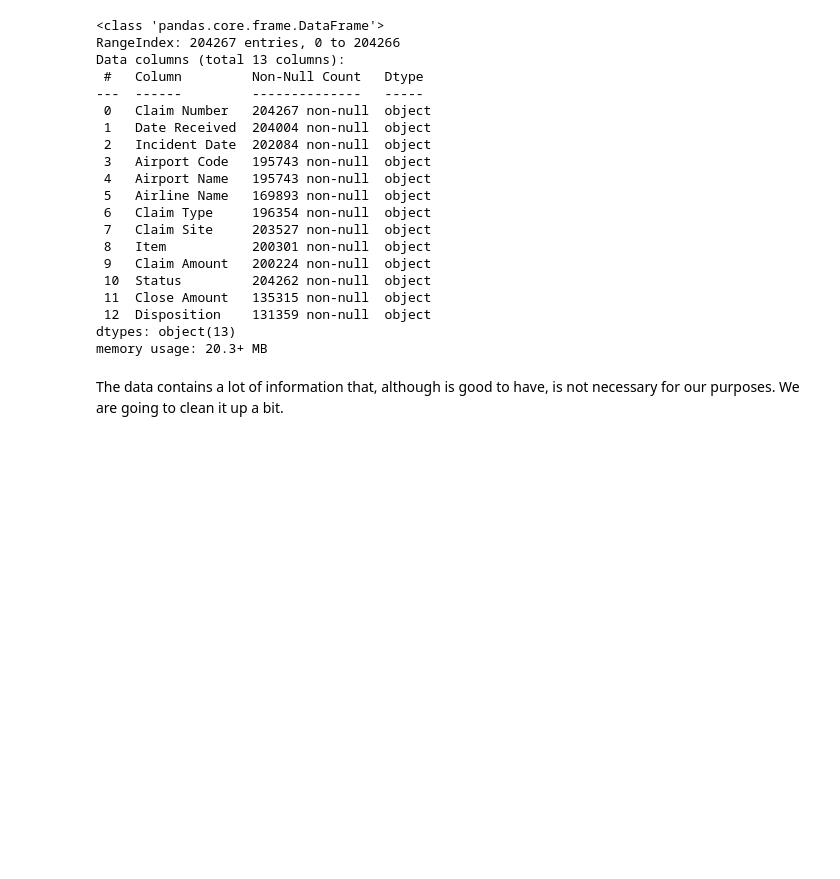
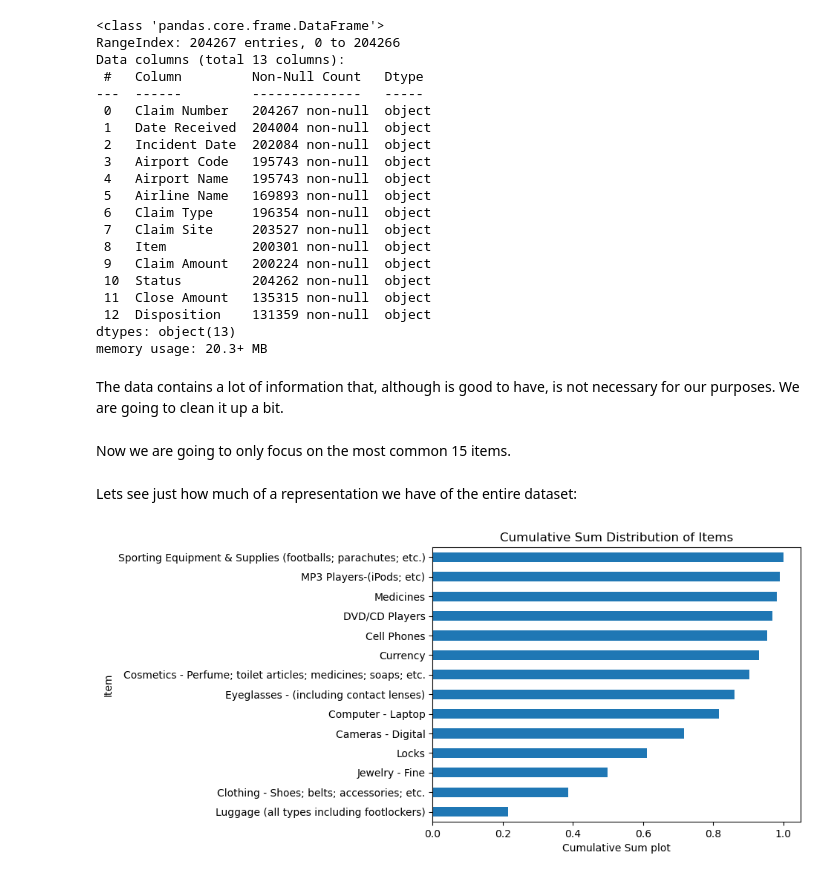
Before and after one commit to iFernandez96/TSA-claim-reimbursement-predictor, a Jupyter notebook: TSA Claim Reimbursement Predictor.ipynb, the cells around one changed output. Drawn from its saved outputs; the diff is of its cells as text; code cells hidden in the pictures; blank space fills up the shorter version.

```diff
--- a/TSA Claim Reimbursement Predictor.ipynb
+++ b/TSA Claim Reimbursement Predictor.ipynb
@@ -59,7 +60,7 @@ def clean_data(col):
     return cleaned_data.convert_dtypes(float)
 # Clean the claim amounts to floats
 df["Claim Amount"] = clean_data('Claim Amount')
-
+df['Close Amount'] = clean_data('Close Amount')
 # Drop NA values for Close Amount and Claim Amount as they are not important
 df = df.dropna(subset = ['Close Amount'])
 df = df.dropna(subset = ['Claim Amount'])
@@ -69,10 +70,20 @@ df = df.drop('Airline Name', axis=1)
 
 # Ignore Items that do not have a description
 df = df.dropna(subset = ['Item'])
-
-#
-df['Item'].value_counts()
-item_counts = df['Item'].value_counts()
-items_to_keep = item_counts[item_counts >= 1000].index
-df = df[df['Item'].isin(items_to_keep)]
-df = df[df['Item'] != 'Other']
+# %% [markdown]
+Now we are going to only focus on the most common 15 items.
+# %%
+# Get top 15 most common
+item_counts = df['Item'].value_counts()
+items_to_keep = item_counts.head(15).index
+df = df[df['Item'].isin(items_to_keep)]
+df = df[df['Item'] != 'Other']
+# %% [markdown]
+Lets see just how much of a representation we have of the entire dataset:
+# %%
+df['Item'].value_counts(normalize = True).cumsum().plot.barh()
+plt.ylabel('Item')
+plt.xlabel('Cumulative Sum plot')
+plt.title('Cumulative Sum Distribution of Items');
+# %% [output]
+[figure, added]
```
Also changed, not shown: parts of 10 cells of this notebook, 1 other file.
